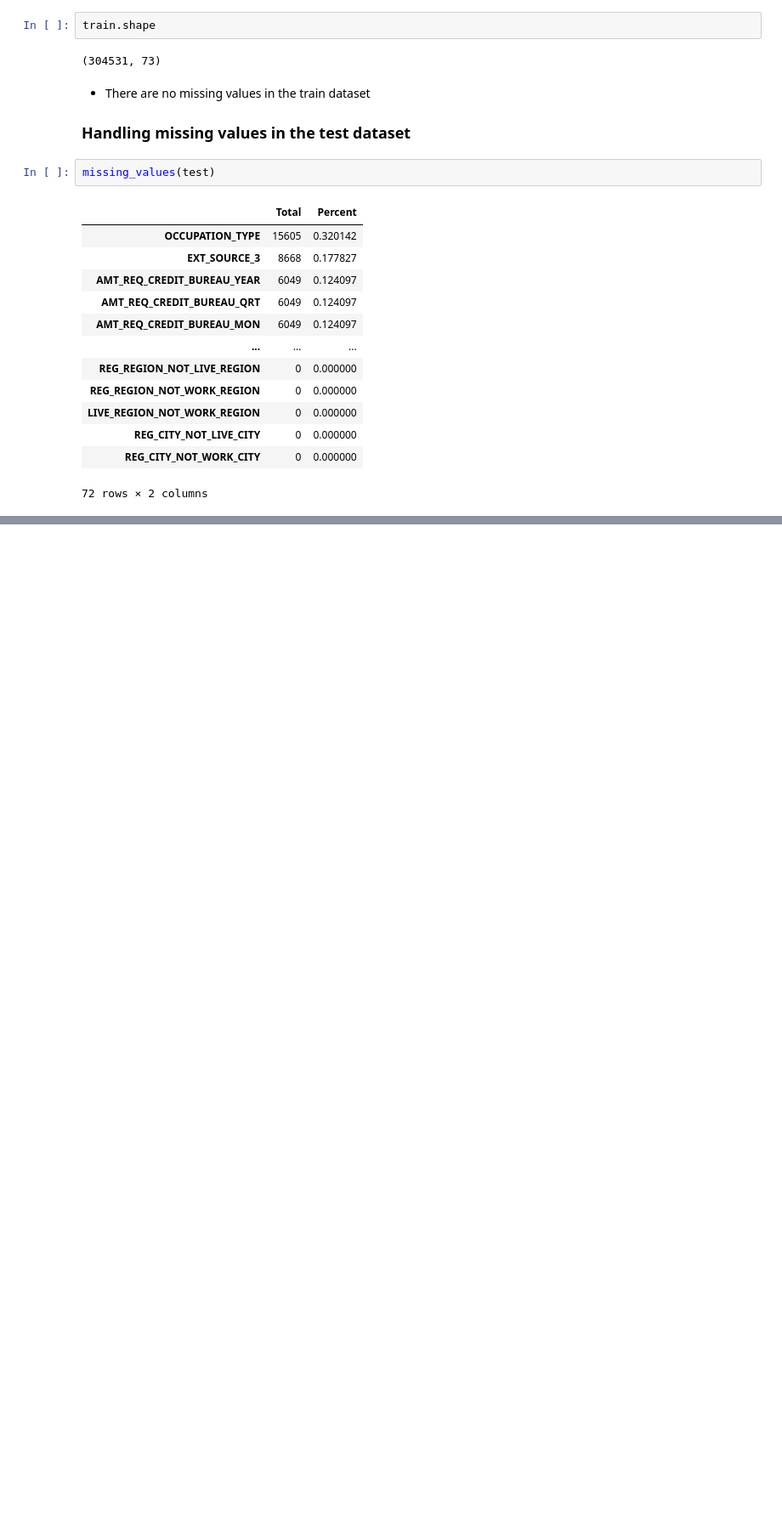
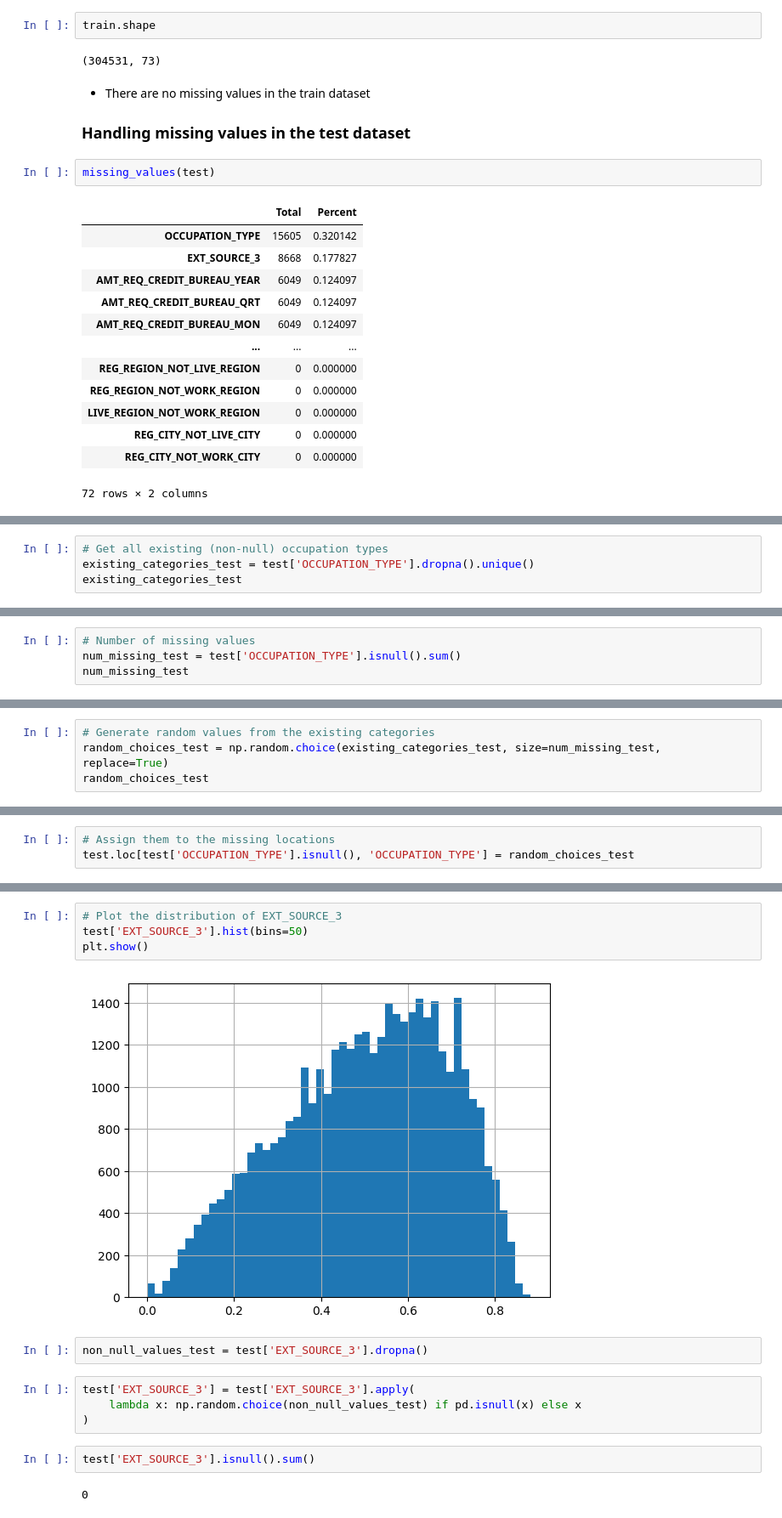
Before and after one commit to Saifansari-ai/Credit_risk_modeling, a Jupyter notebook: data_preprocessing.ipynb, the cells around one changed output, grey strips where cells are left out. Shown at 85% size. Drawn from its saved outputs; the diff is of its cells as text; blank space fills up the shorter version.

Commit message:
Handling nan values

```diff
--- a/data_preprocessing.ipynb
+++ b/data_preprocessing.ipynb
@@ -912,0 +938,4 @@ missing_values(test)
+# %%
+# Get all existing (non-null) occupation types
+existing_categories_test = test['OCCUPATION_TYPE'].dropna().unique()
+existing_categories_test
@@ -912,0 +949,4 @@ missing_values(test)
+# %%
+# Number of missing values
+num_missing_test = test['OCCUPATION_TYPE'].isnull().sum()
+num_missing_test
@@ -912,0 +955,4 @@ missing_values(test)
+# %%
+# Generate random values from the existing categories
+random_choices_test = np.random.choice(existing_categories_test, size=num_missing_test, replace=True)
+random_choices_test
@@ -912,0 +962,3 @@ missing_values(test)
+# %%
+# Assign them to the missing locations
+test.loc[test['OCCUPATION_TYPE'].isnull(), 'OCCUPATION_TYPE'] = random_choices_test
@@ -912,0 +1004,16 @@ missing_values(test)
+# %%
+# Plot the distribution of EXT_SOURCE_3
+test['EXT_SOURCE_3'].hist(bins=50)
+plt.show()
+# %% [output]
+[figure, added]
+# %%
+non_null_values_test = test['EXT_SOURCE_3'].dropna()
+# %%
+test['EXT_SOURCE_3'] = test['EXT_SOURCE_3'].apply(
+    lambda x: np.random.choice(non_null_values_test) if pd.isnull(x) else x
+)
+# %%
+test['EXT_SOURCE_3'].isnull().sum()
+# %% [output]
+0
```
Also changed, not shown: parts of 39 cells of this notebook.
